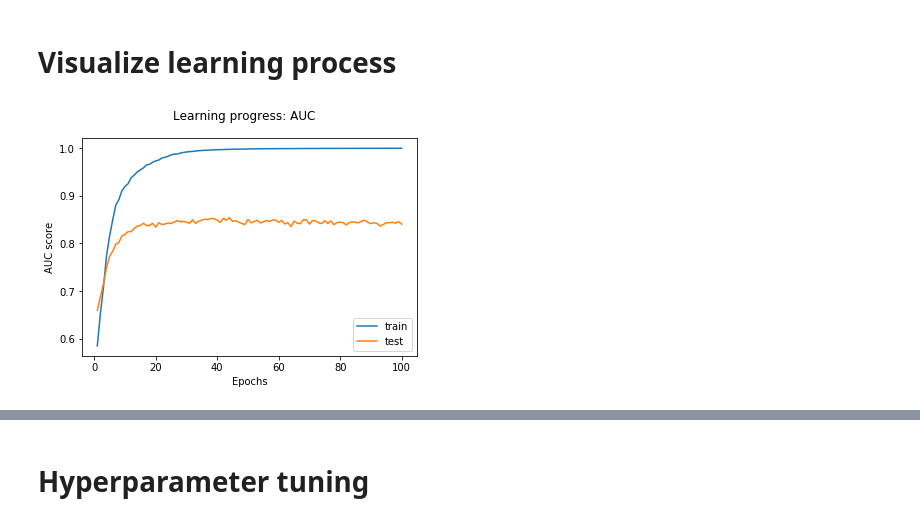
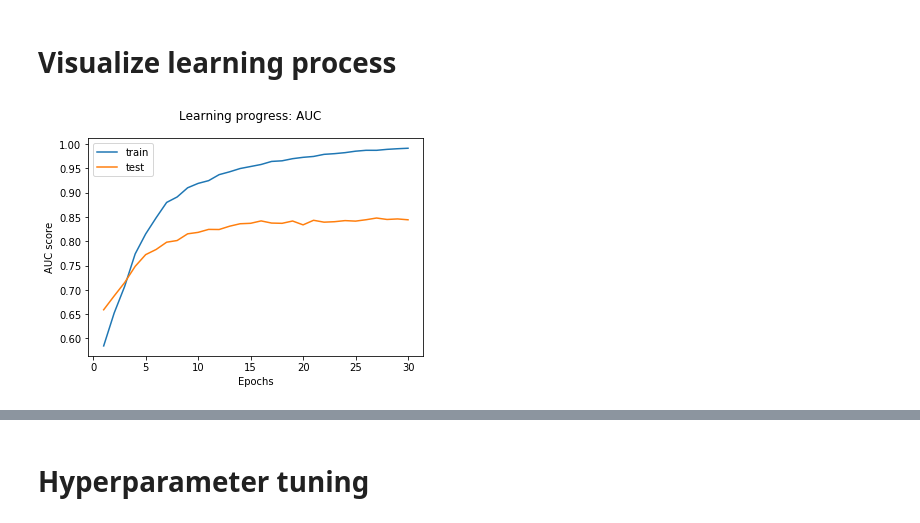
Before and after one commit to Konstantin-Orlovskiy/MSc-Project-Ecommerce, a Jupyter notebook: RetailRocket_Orgnl/Experimenting.ipynb, the cells around one changed output, grey strips where cells are left out. Drawn from its saved outputs; the diff is of its cells as text; code cells hidden in the pictures.

```diff
--- a/RetailRocket_Orgnl/Experimenting.ipynb
+++ b/RetailRocket_Orgnl/Experimenting.ipynb
@@ -847,6 +847,7 @@ def learning_vis_auc(train, test, item_features, epochs):
     stats = pd.DataFrame(columns = ['epochs', 'train_auc', 'test_auc', 'runtime_min'])
     model_hybrid = LightFM(no_components=100, loss='warp', random_state=2020)
 
+    total_runtime_min = 0
 
     for epoch in range(1,epochs+1):
 
@@ -869,6 +870,7 @@ def learning_vis_auc(train, test, item_features, epochs):
                      num_threads=4).mean()
 
         runtime_min = round((time.time()-start_time)/60, 6)
+        total_runtime_min += runtime_min
 
         stats = stats.append({
             'epochs': int(epoch),
@@ -886,7 +888,9 @@ def learning_vis_auc(train, test, item_features, epochs):
     axis.set_xlabel('Epochs')
     axis.set_ylabel('AUC score')
     axis.legend()
+
+    return(figure, stats, total_runtime_min)
 # %%
-learning_vis_auc(train, test, item_features, 100)
+learning_vis_auc = learning_vis_auc(train, test, item_features, epochs=30)
 # %% [output]
-[figure, old version]
+[figure, new version]
```
Also changed, not shown: parts of 20 cells of this notebook, 1 other file.
